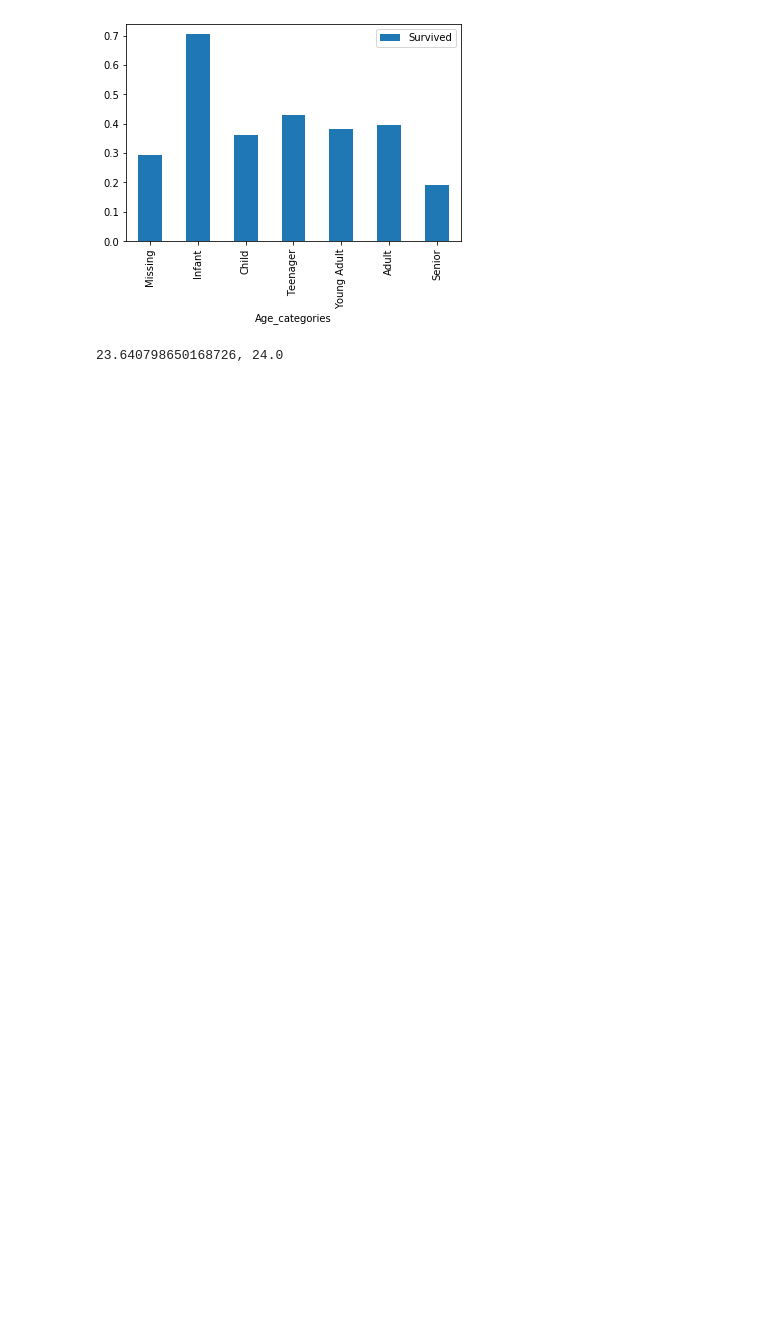
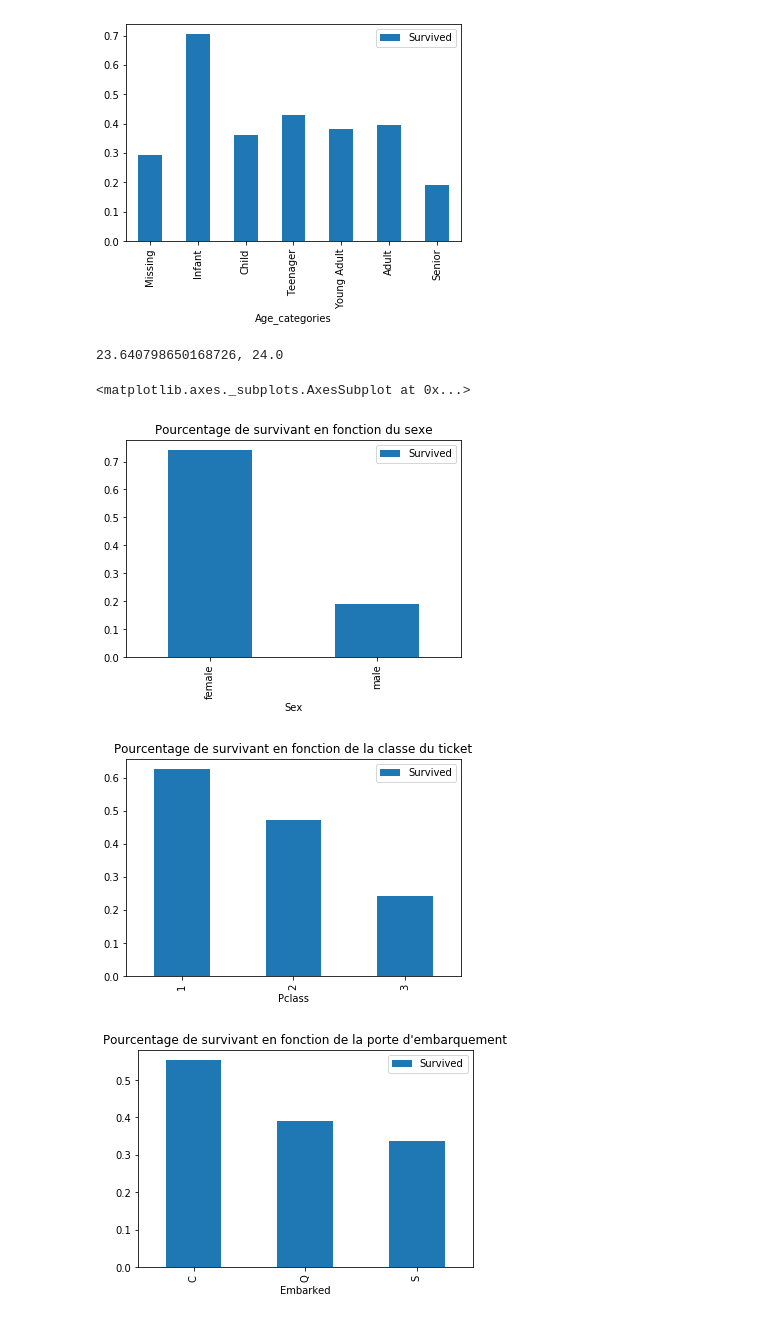
Before and after one commit to ClementB4/Titanic, a Jupyter notebook: briefprojet_titanic.ipynb, the cells around one changed output. Saved outputs shown, nothing was run; the diff lists cells and outputs as text; code cells hidden in the pictures; blank space fills up the shorter version.

```diff
--- a/briefprojet_titanic.ipynb
+++ b/briefprojet_titanic.ipynb
@@ -159,3 +129,23 @@ plt.show()
 print('%s, %s'%(train['Age'].mean(), np.median(train['Age'])))
 # %% [output]
 23.640798650168726, 24.0
+# %%
+sex_plot = train.pivot_table(index="Sex",values="Survived")
+sex_plot.plot.bar(title="Pourcentage de survivant en fonction du sexe")
+
+pclass_plot = train.pivot_table(index="Pclass",values="Survived")
+pclass_plot.plot.bar(title="Pourcentage de survivant en fonction de la classe du ticket")
+
+embarked_plot = train.pivot_table(index="Embarked",values="Survived")
+embarked_plot.plot.bar(title="Pourcentage de survivant en fonction de la porte d'embarquement")
+
+sibsp_plot = train.pivot_table(index="SibSp",values="Survived")
+sibsp_plot.plot.bar(title='Pourcentage de survivant en fonction des frères, soeurs et conjoints\nque le passager avait à bord')
+
+parch_plot = train.pivot_table(index="Parch",values="Survived")
+parch_plot.plot.bar(title="Pourcentage de survivant en fonction des parents ou des enfants\nque le passager avait à bord")
+# %% [output]
+<matplotlib.axes._subplots.AxesSubplot at 0x...>
+[figure, added]
+[figure, added]
+[figure, added]
```
Also changed, not shown: parts of 6 cells of this notebook.
